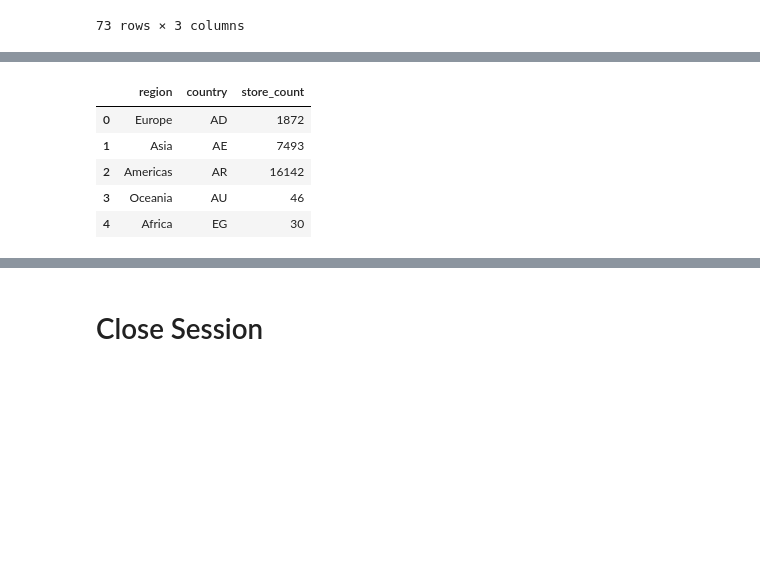
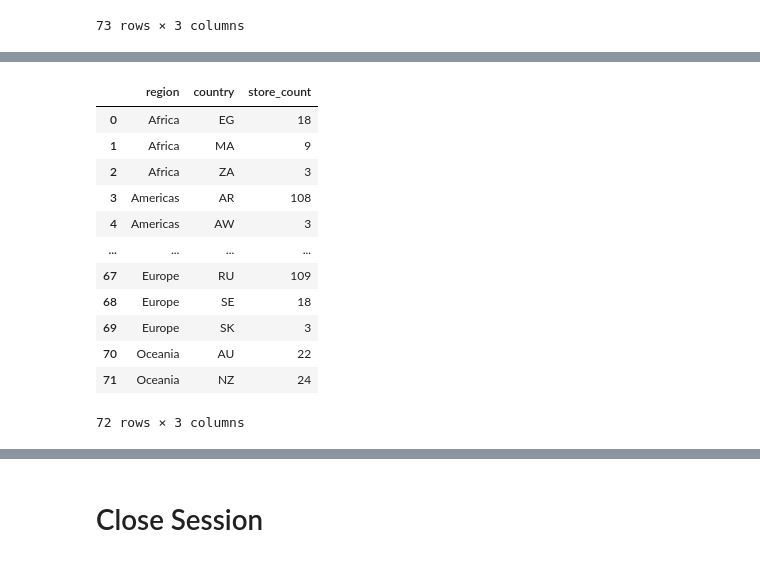
Before and after one commit to NguyenThiKimKhue/Project3_Starbucks_Dataset, a Jupyter notebook: starbucks_location_app/Test_visual.ipynb, the cells around one changed output, grey strips where cells are left out. Drawn from its saved outputs; the diff is of its cells as text; code cells hidden in the pictures; blank space fills up the shorter version.

```diff
--- a/starbucks_location_app/Test_visual.ipynb
+++ b/starbucks_location_app/Test_visual.ipynb
@@ -141,20 +194,29 @@ plt.show()
 # %%
 query = text("""SELECT
                 region,
                 country,
-                COUNT(store_number) AS store_count
-           FROM
+                COUNT(*) as store_count
+            FROM
                 starbucks_store_locations
-           GROUP BY
-                region
-           ORDER BY
-               country ASC;""")
-df_region = pd.read_sql(query, con=conn)
-df_region
+            WHERE
+                Country != 'US'
+            GROUP BY
+                region,
+                country
+""")
+df4 = pd.read_sql(query, con=conn)
+df4
 # %% [output]
 |  | region | country | store_count |
-| 0 | Europe | AD | 1872 |
-| 1 | Asia | AE | 7493 |
-| 2 | Americas | AR | 16142 |
-| 3 | Oceania | AU | 46 |
-| 4 | Africa | EG | 30 |
+| 0 | Africa | EG | 18 |
+| 1 | Africa | MA | 9 |
+| 2 | Africa | ZA | 3 |
+| 3 | Americas | AR | 108 |
+| 4 | Americas | AW | 3 |
+| ... | ... | ... | ... |
+| 67 | Europe | RU | 109 |
+| 68 | Europe | SE | 18 |
+| 69 | Europe | SK | 3 |
+| 70 | Oceania | AU | 22 |
+| 71 | Oceania | NZ | 24 |
+72 rows × 3 columns
```
Also changed, not shown: parts of 14 cells of this notebook, 10 other files.
